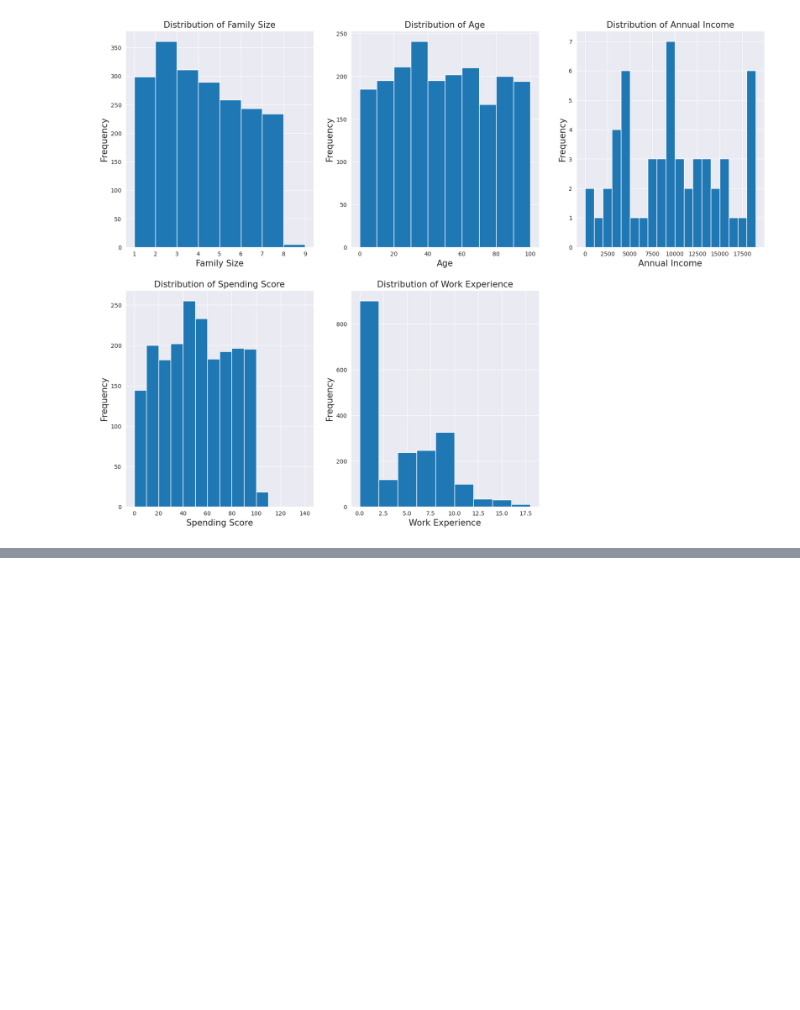
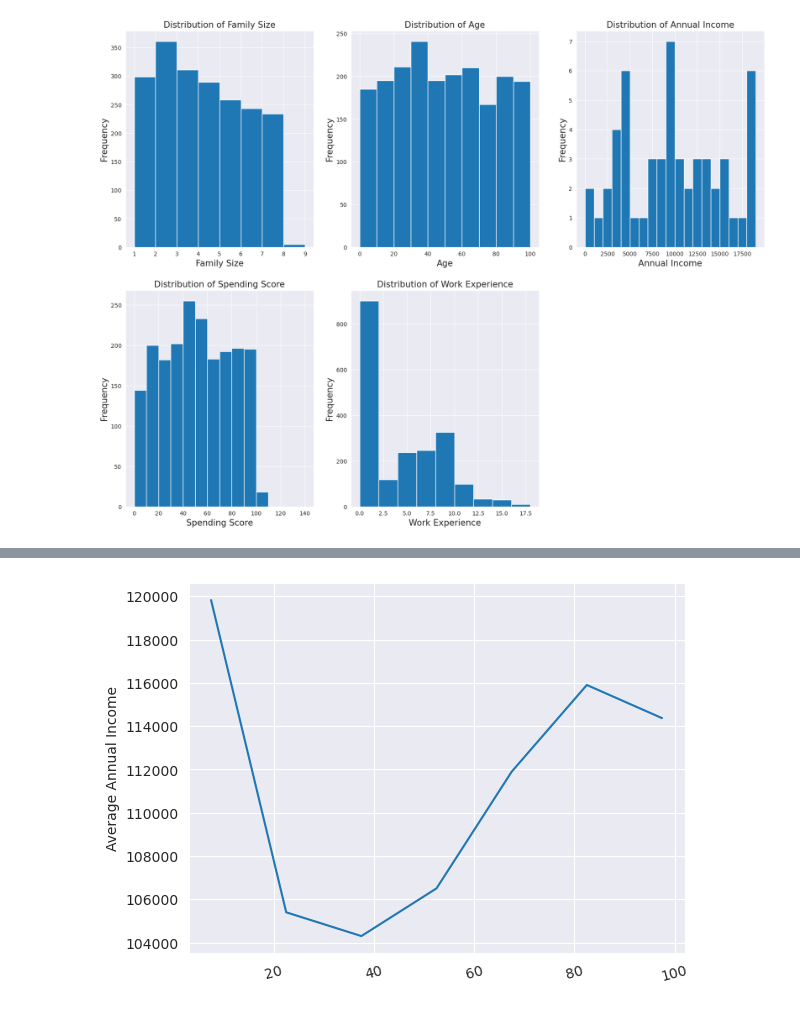
Before and after one commit to somto-ibuodinma/shop_customer_EDA, a Jupyter notebook: Project1/Shop customer EDA.ipynb, the cells around one changed output, grey strips where cells are left out. Saved outputs shown, nothing was run; the diff lists cells and outputs as text; code cells hidden in the pictures; blank space fills up the shorter version.

```diff
--- a/Project1/Shop customer EDA.ipynb
+++ b/Project1/Shop customer EDA.ipynb
@@ -196,0 +207,16 @@ plt.errorbar(data=df_customer,x='Annual_Income',y='Age');
+# %%
+# Set a number of bins into which the data will be grouped.
+# Set bin edges, and compute center of each bin
+bin_edges = np.arange(0, 99+10, 10)
+bin_centers = bin_edges[:-1] + 5
+# %%
+# For the points in each bin, we compute the mean and standard error of the mean.
+Annual_Income_mean = df_customer['Annual_Income'].groupby(Age_binned).mean()
+Annual_Income_std = df_customer['Annual_Income'].groupby(Age_binned).std()
+# %%
+# Plot the summarized data
+plt.errorbar(x=bin_centers, y=Annual_Income_mean)
+plt.xticks(rotation=15);
+plt.ylabel('Average Annual Income');
+# %% [output]
+[figure, added]
```
Also changed, not shown: parts of 12 cells of this notebook.
